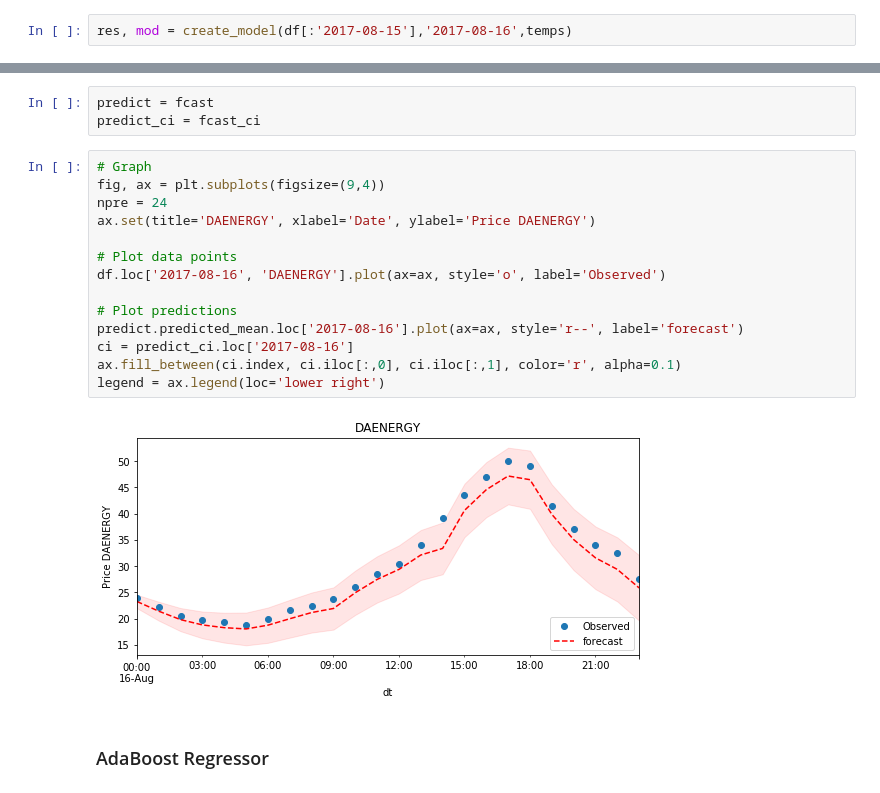
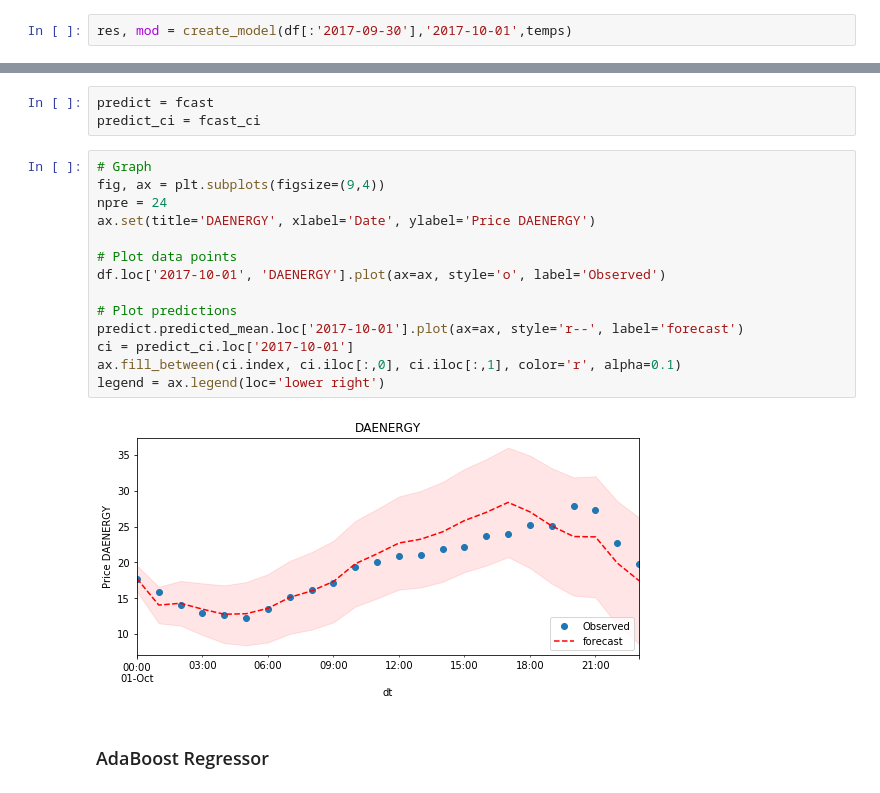
Before and after one commit to dasoto/rnn-timeseries, a Jupyter notebook: Adaboost_Additional_features.ipynb, the cells around one changed output, grey strips where cells are left out. Saved outputs shown, nothing was run; the diff lists cells and outputs as text.

```diff
--- a/Adaboost_Additional_features.ipynb
+++ b/Adaboost_Additional_features.ipynb
@@ -133,7 +133,7 @@ def check_bad_data(df):
 #### Training the Model
 Using historical data until one day before of the day to predict
 # %%
-res, mod = create_model(df[:'2017-08-15'],'2017-08-16',temps)
+res, mod = create_model(df[:'2017-09-30'],'2017-10-01',temps)
 # %% [output]
                                  Statespace Model Results
 ==========================================================================================
@@ -184,19 +184,19 @@ predict_ci = fcast_ci
 # %%
 # Graph
 fig, ax = plt.subplots(figsize=(9,4))
 npre = 24
 ax.set(title='DAENERGY', xlabel='Date', ylabel='Price DAENERGY')
 
 # Plot data points
-df.loc['2017-08-16', 'DAENERGY'].plot(ax=ax, style='o', label='Observed')
+df.loc['2017-10-01', 'DAENERGY'].plot(ax=ax, style='o', label='Observed')
 
 # Plot predictions
-predict.predicted_mean.loc['2017-08-16'].plot(ax=ax, style='r--', label='forecast')
-ci = predict_ci.loc['2017-08-16']
+predict.predicted_mean.loc['2017-10-01'].plot(ax=ax, style='r--', label='forecast')
+ci = predict_ci.loc['2017-10-01']
 ax.fill_between(ci.index, ci.iloc[:,0], ci.iloc[:,1], color='r', alpha=0.1)
 legend = ax.legend(loc='lower right')
 # %% [output]
-[figure, old version]
+[figure, new version]
 # %% [markdown]
 ### AdaBoost Regressor
 # %%
```
Also changed, not shown: parts of 36 cells of this notebook, 1 other file.
